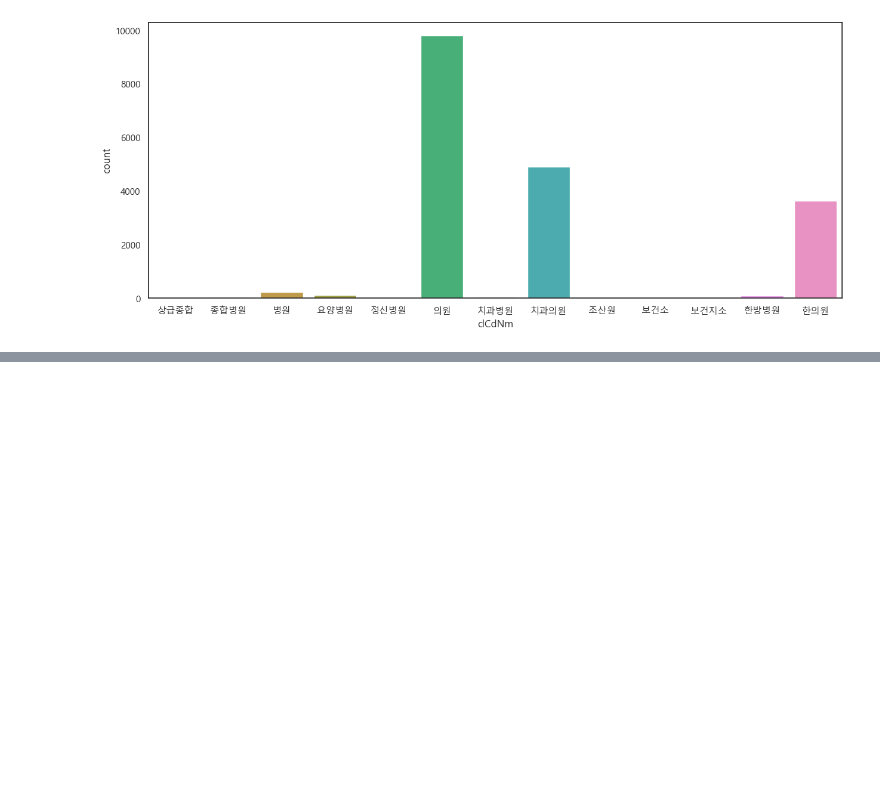
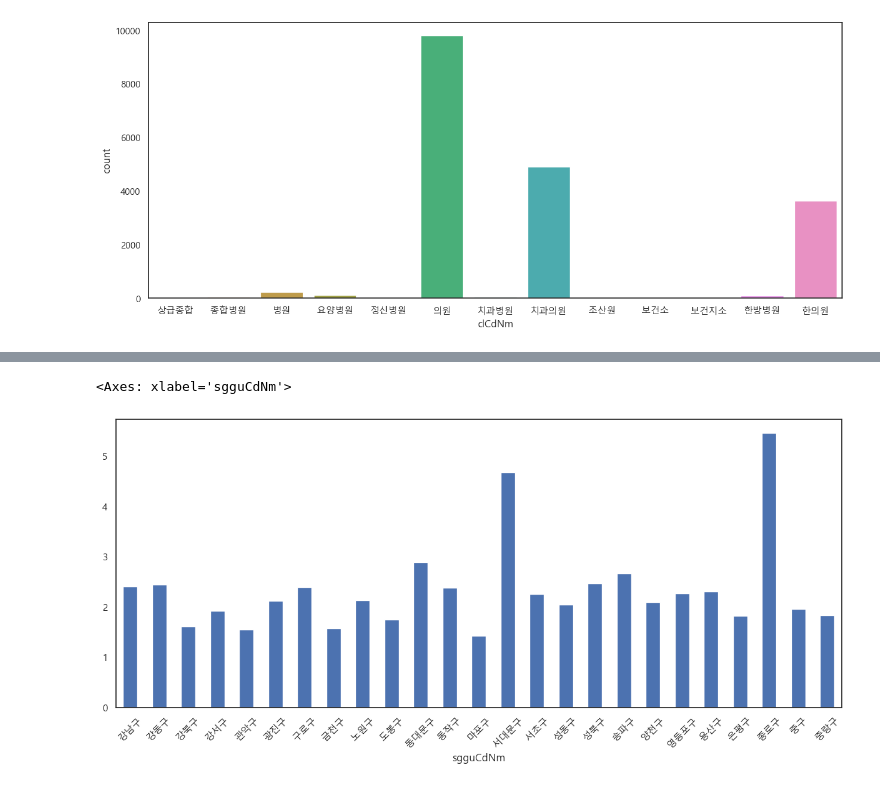
Before and after one commit to h1cho/DAStudy-sun, a Jupyter notebook: HYEWON/Analysis of Areas with Insufficient Healthcare Facilities_EDA2.ipynb, the cells around one changed output, grey strips where cells are left out. Drawn from its saved outputs; the diff is of its cells as text; code cells hidden in the pictures; blank space fills up the shorter version.

```diff
--- a/HYEWON/Analysis of Areas with Insufficient Healthcare Facilities_EDA2.ipynb
+++ b/HYEWON/Analysis of Areas with Insufficient Healthcare Facilities_EDA2.ipynb
@@ -653,13 +669,13 @@ df_hos.head(2)
 # %%
-# # 서울시 병원만 사용
+# 서울시 병원만 사용
 
-# url = 'https://apis.data.go.kr/B551182/hospInfoServicev2/getHospBasisList'
-# serviceKey = pd.read_pickle("./data/Healthcare Facilities/serviceKey.pkl")
-# params = {'serviceKey' : serviceKey,
-#           'numOfRows' : '1000', 'pageNo' : '1', 'sidoCd' : '110000'}
+url = 'https://apis.data.go.kr/B551182/hospInfoServicev2/getHospBasisList'
+serviceKey = pd.read_pickle("./data/Healthcare Facilities/serviceKey.pkl")
+params = {'serviceKey' : serviceKey,
+          'numOfRows' : '1000', 'pageNo' : '1', 'sidoCd' : '110000'}
 
-# response = requests.get(url, params=params, verify=False)
-# root = ET.fromstring(response.content)
-# items = root.findall("body/items/item")
-# a = [item_info(item) for item in items]
-# df_hos = pd.DataFrame(a)
+response = requests.get(url, params=params, verify=False)
+root = ET.fromstring(response.content)
+items = root.findall("body/items/item")
+a = [item_info(item) for item in items]
+df_hos = pd.DataFrame(a)
@@ -944,0 +965,5 @@ df_hos.to_pickle("./data/Healthcare Facilities/df_hos.pkl")
+# %%
+# 시군구별 의사 수
+df_drCnt = df_hos[["sgguCdNm","drTotCnt"]].groupby("sgguCdNm").agg(['sum','count','mean'])
+df_drCnt.columns=['sum','count','mean']
+df_drCnt
@@ -944,0 +989,7 @@ df_hos.to_pickle("./data/Healthcare Facilities/df_hos.pkl")
+# %%
+# 시군구별 의사 수
+plt.figure(figsize=(15,6))
+df_drCnt['mean'].plot.bar(rot=45)
+# %% [output]
+<Axes: xlabel='sgguCdNm'>
+[figure, added]
```
Also changed, not shown: parts of 41 cells of this notebook.
